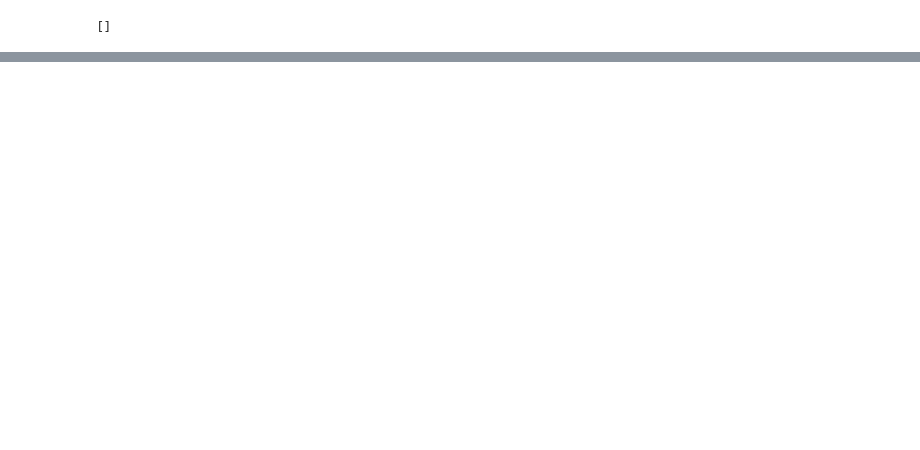
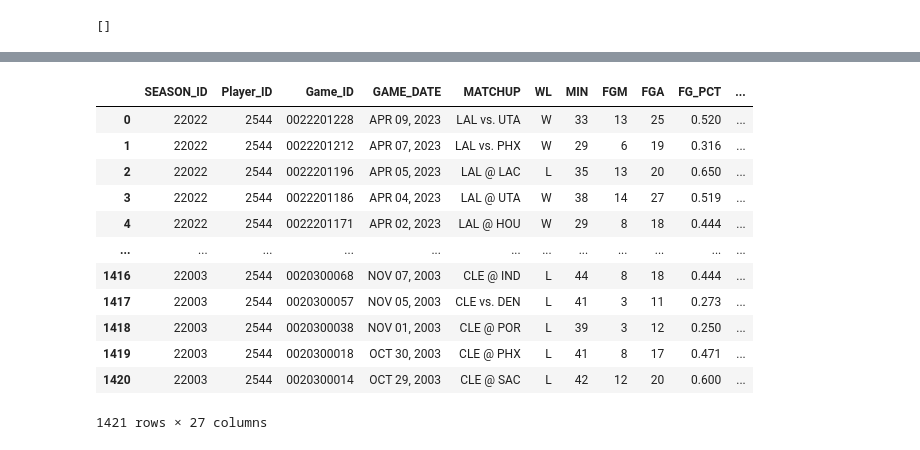
Before and after one commit to mannievilla/NBA-Draft-Selections, a Jupyter notebook: NBA_webscrape.ipynb, the cells around one changed output, grey strips where cells are left out. Cells and saved outputs as stored; diff of their text form; code cells hidden in the pictures; blank space fills up the shorter version.

```diff
--- a/NBA_webscrape.ipynb
+++ b/NBA_webscrape.ipynb
@@ -84,0 +337,19 @@ table
+# %%
+# First we import the endpoint
+# We will be using pandas dataframes to manipulate the data
+from nba_api.stats.endpoints import playergamelog
+import pandas as pd
+
+#Call the API endpoint passing in lebron's ID & which season
+gamelog_bron = playergamelog.PlayerGameLog(player_id='2544', season = '2018')
+
+#Converts gamelog object into a pandas dataframe
+#can also convert to JSON or dictionary
+df_bron_games_2018 = gamelog_bron.get_data_frames()
+
+# If you want all seasons, you must import the SeasonAll parameter
+from nba_api.stats.library.parameters import SeasonAll
+
+gamelog_bron_all = playergamelog.PlayerGameLog(player_id='2544', season = SeasonAll.all)
+
+df_bron_games_all = gamelog_bron_all.get_data_frames()
@@ -84,0 +358,16 @@ table
+# %%
+df_bron_games_all[0]
+# %% [output]
+|  | SEASON_ID | Player_ID | Game_ID | GAME_DATE | MATCHUP | WL | MIN | FGM | FGA | FG_PCT | ... |
+| 0 | 22022 | 2544 | 0022201228 | APR 09, 2023 | LAL vs. UTA | W | 33 | 13 | 25 | 0.520 | ... |
+| 1 | 22022 | 2544 | 0022201212 | APR 07, 2023 | LAL vs. PHX | W | 29 | 6 | 19 | 0.316 | ... |
+| 2 | 22022 | 2544 | 0022201196 | APR 05, 2023 | LAL @ LAC | L | 35 | 13 | 20 | 0.650 | ... |
+| 3 | 22022 | 2544 | 0022201186 | APR 04, 2023 | LAL @ UTA | W | 38 | 14 | 27 | 0.519 | ... |
+| 4 | 22022 | 2544 | 0022201171 | APR 02, 2023 | LAL @ HOU | W | 29 | 8 | 18 | 0.444 | ... |
+| ... | ... | ... | ... | ... | ... | ... | ... | ... | ... | ... | ... |
+| 1416 | 22003 | 2544 | 0020300068 | NOV 07, 2003 | CLE @ IND | L | 44 | 8 | 18 | 0.444 | ... |
+| 1417 | 22003 | 2544 | 0020300057 | NOV 05, 2003 | CLE vs. DEN | L | 41 | 3 | 11 | 0.273 | ... |
+| 1418 | 22003 | 2544 | 0020300038 | NOV 01, 2003 | CLE @ POR | L | 39 | 3 | 12 | 0.250 | ... |
+| 1419 | 22003 | 2544 | 0020300018 | OCT 30, 2003 | CLE @ PHX | L | 41 | 8 | 17 | 0.471 | ... |
+| 1420 | 22003 | 2544 | 0020300014 | OCT 29, 2003 | CLE @ SAC | L | 42 | 12 | 20 | 0.600 | ... |
+1421 rows × 27 columns
```
Also changed, not shown: parts of 24 cells of this notebook.
